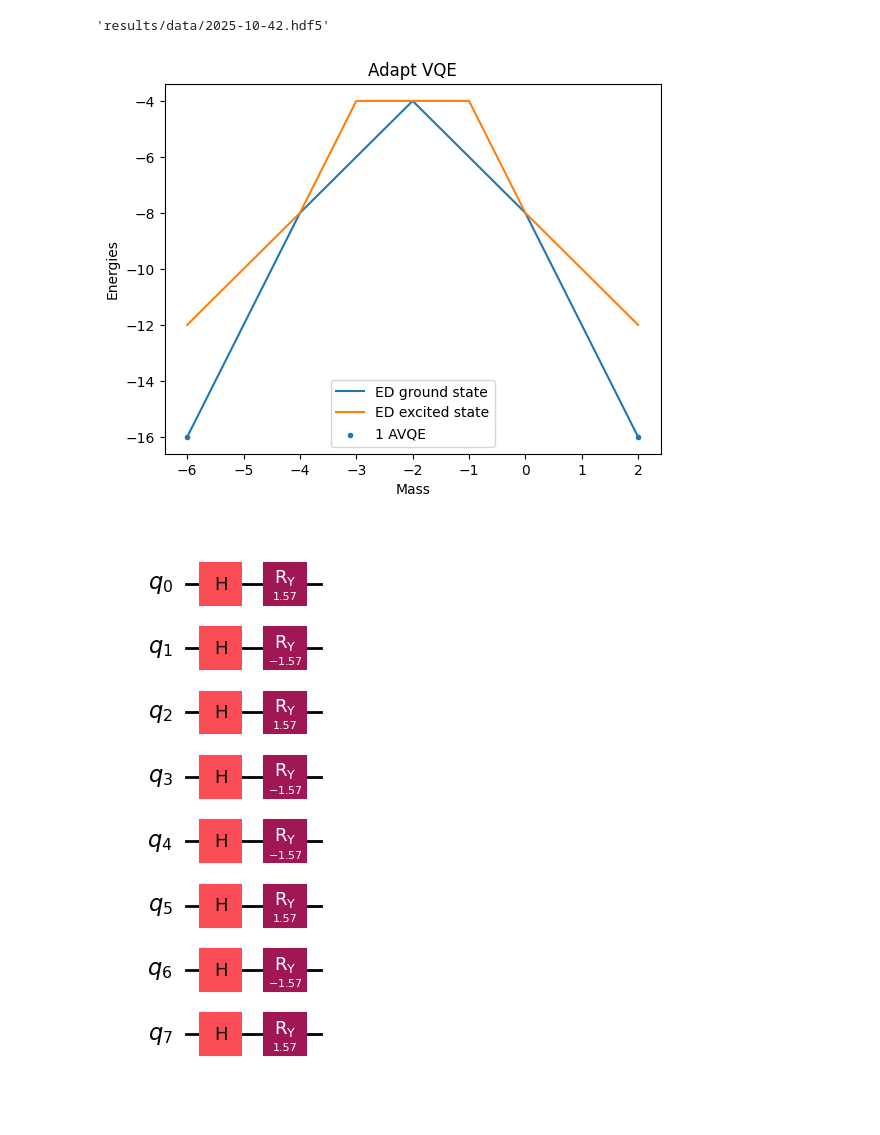
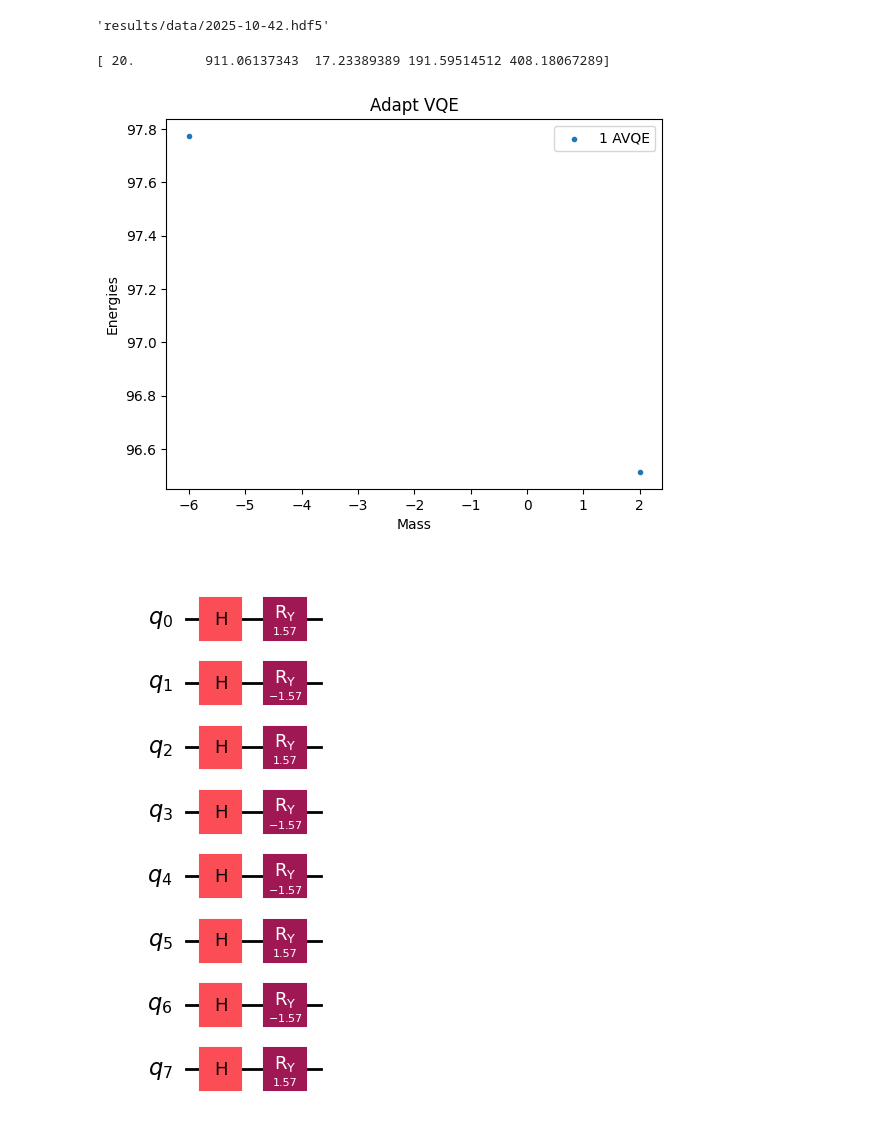
Before and after one commit to NicoDic98/QC-MasterThesis, a Jupyter notebook: plots.ipynb, the cells around one changed output. Saved outputs shown, nothing was run; the diff lists cells and outputs as text; code cells hidden in the pictures.

```diff
--- a/plots.ipynb
+++ b/plots.ipynb
@@ -207,22 +207,25 @@ h5_file
 'results/data/2025-10-42.hdf5'
 # %%
 with h5py.File(h5_file, "r") as f:
-    avqe_1_loader = ResultLoader(f["2025-10-20_17-13-50-42"])
+    avqe_1_loader = ResultLoader(f["2025-10-21_14-26-18-42"])
     avqe_1_energy, avqe_1_mass = avqe_1_loader.get_energy_mass({})
-    circuit = avqe_1_loader.get_circuit({HamiltonianParameters.Mass: 0}, True)
-with h5py.File(f"{data_folder}{"2025-09-35"}.hdf5", "r") as f:
-    ed_loader = ResultLoader(f["2025-09-03_22-35-17"])
-    ed_energy, ed_mass = ed_loader.get_energy_mass({})
+    print(np.abs(avqe_1_loader.get_observables(VQEParameters.AnsatzOperatorDerivatives,{HamiltonianParameters.Mass: 1}, [])[0]).sum(axis=1))
+    circuit = avqe_1_loader.get_circuit({HamiltonianParameters.Mass: 1}, True)
 fig, ax = plt.subplots()
-ax.plot(ed_mass, ed_energy[:, 0], label="ED ground state", zorder=-1)
-ax.plot(ed_mass, ed_energy[:, 1], label="ED excited state", zorder=-1)
+# with h5py.File(f"{data_folder}{"2025-09-35"}.hdf5", "r") as f:
+#     ed_loader = ResultLoader(f["2025-09-03_22-35-17"])
+#     ed_energy, ed_mass = ed_loader.get_energy_mass({})
+#
+# ax.plot(ed_mass, ed_energy[:, 0], label="ED ground state", zorder=-1)
+# ax.plot(ed_mass, ed_energy[:, 1], label="ED excited state", zorder=-1)
 ax.scatter(avqe_1_mass, avqe_1_energy, label="1 AVQE", marker='.')
 ax.set(xlabel='Mass', ylabel='Energies')
 ax.set_title("Adapt VQE")
 ax.legend()
 plt.show()
 # %% [output]
+[ 20.         911.06137343  17.23389389 191.59514512 408.18067289]
-[figure, old version]
+[figure, new version]
 # %%
 circuit.draw("mpl")
 # %% [output]
```
Also changed, not shown: parts of 2 cells of this notebook, 2 other files.
